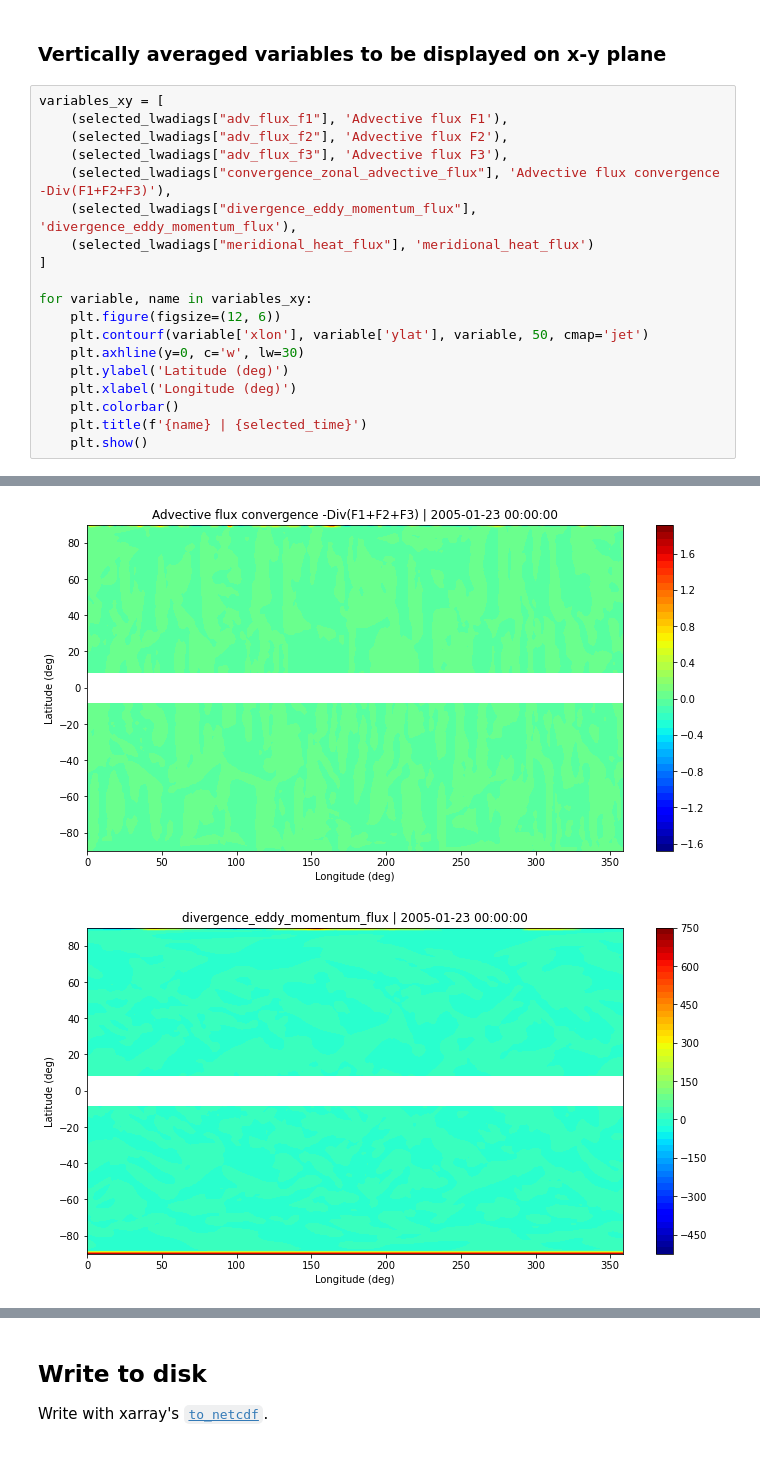
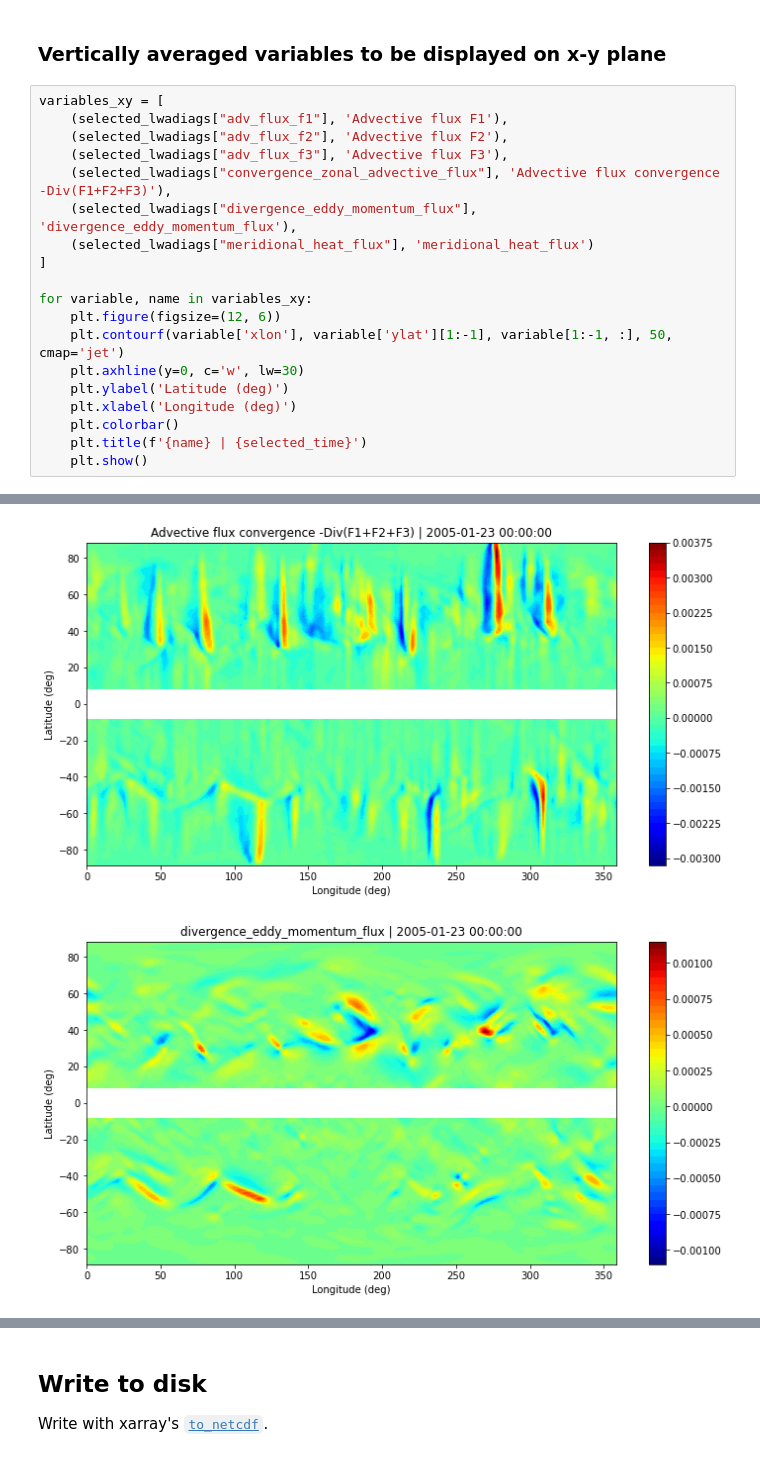
Before and after one commit to csyhuang/hn2016_falwa, a Jupyter notebook: notebooks/nh2018_science/demo_script_for_nh2018_with_xarray.ipynb, the cells around one changed output, grey strips where cells are left out. Saved outputs shown, nothing was run; the diff lists cells and outputs as text.

```diff
--- a/notebooks/nh2018_science/demo_script_for_nh2018_with_xarray.ipynb
+++ b/notebooks/nh2018_science/demo_script_for_nh2018_with_xarray.ipynb
@@ -109,7 +109,7 @@ variables_xy = [
 
 for variable, name in variables_xy:
     plt.figure(figsize=(12, 6))
-    plt.contourf(variable['xlon'], variable['ylat'], variable, 50, cmap='jet')
+    plt.contourf(variable['xlon'], variable['ylat'][1:-1], variable[1:-1, :], 50, cmap='jet')
     plt.axhline(y=0, c='w', lw=30)
     plt.ylabel('Latitude (deg)')
     plt.xlabel('Longitude (deg)')
@@ -122,6 +122,6 @@ for variable, name in variables_xy:
 [figure]
-[figure, old version]
+[figure, new version]
-[figure, old version]
+[figure, new version]
 [figure]
 # %% [markdown]
 ## Write to disk
```
Also changed, not shown: parts of 2 cells of this notebook, 4 other files.
